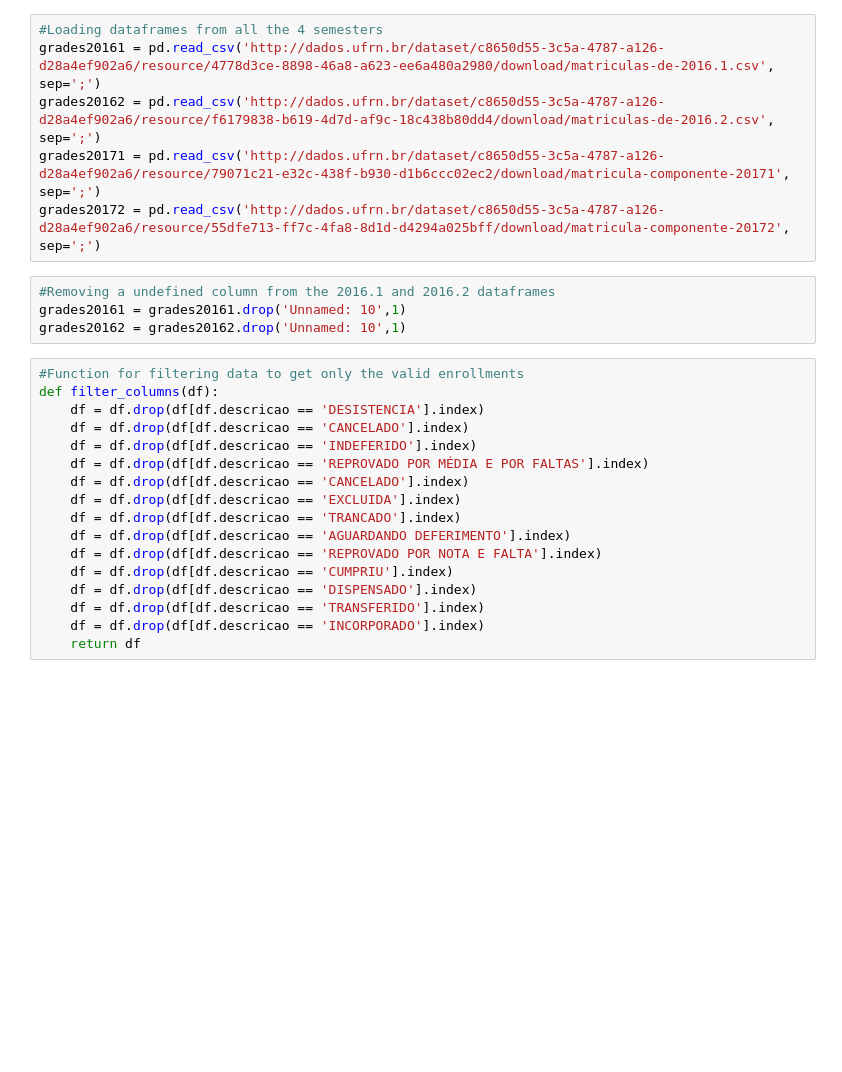
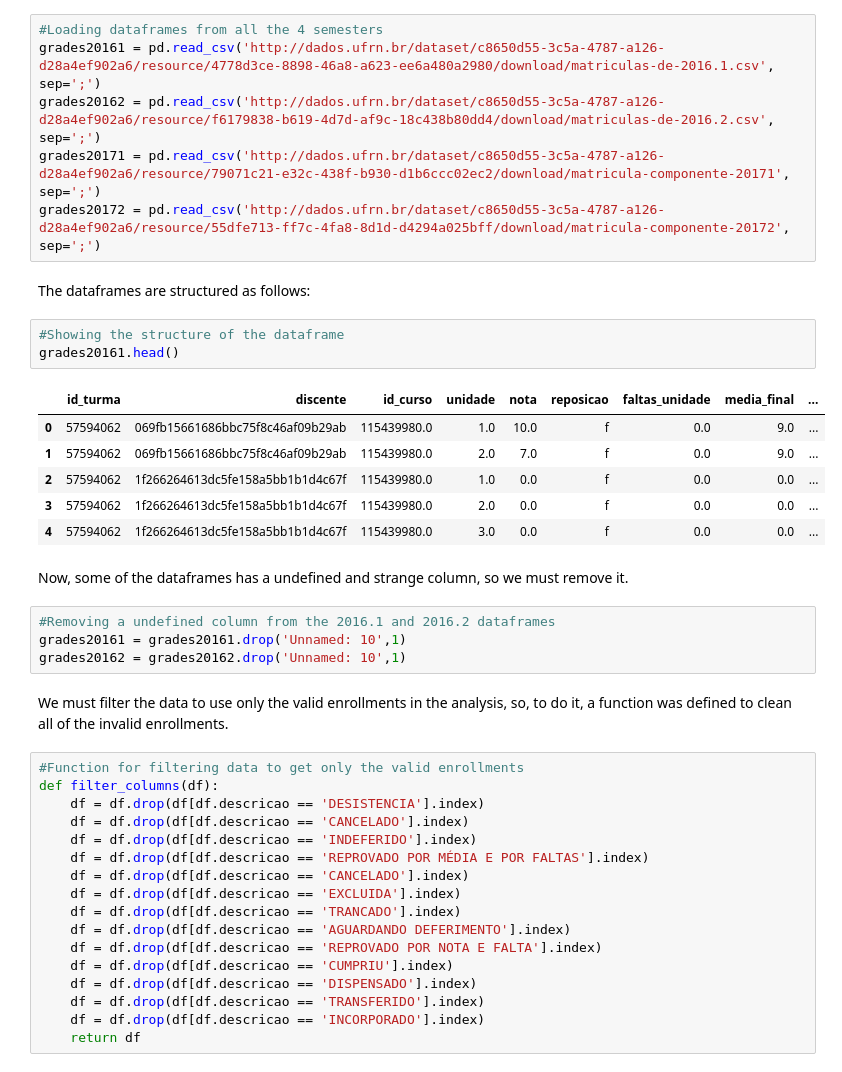
Before and after one commit to AndersonSMed/UFRN_grades_analysis, a Jupyter notebook: project/analysis.ipynb, the cells around one changed output. Cells and saved outputs as stored; diff of their text form; blank space fills up the shorter version.

```diff
--- a/project/analysis.ipynb
+++ b/project/analysis.ipynb
@@ -10,10 +23,26 @@ grades20161 = pd.read_csv('http://dados.ufrn.br/dataset/c8650d55-3c5a-4787-a126-
 grades20162 = pd.read_csv('http://dados.ufrn.br/dataset/c8650d55-3c5a-4787-a126-d28a4ef902a6/resource/f6179838-b619-4d7d-af9c-18c438b80dd4/download/matriculas-de-2016.2.csv', sep=';')
 grades20171 = pd.read_csv('http://dados.ufrn.br/dataset/c8650d55-3c5a-4787-a126-d28a4ef902a6/resource/79071c21-e32c-438f-b930-d1b6ccc02ec2/download/matricula-componente-20171', sep=';')
 grades20172 = pd.read_csv('http://dados.ufrn.br/dataset/c8650d55-3c5a-4787-a126-d28a4ef902a6/resource/55dfe713-ff7c-4fa8-8d1d-d4294a025bff/download/matricula-componente-20172', sep=';')
+# %% [markdown]
+The dataframes are structured as follows:
+# %%
+#Showing the structure of the dataframe
+grades20161.head()
+# %% [output]
+|  | id_turma | discente | id_curso | unidade | nota | reposicao | faltas_unidade | media_final | ... |
+| 0 | 57594062 | 069fb15661686bbc75f8c46af09b29ab | 115439980.0 | 1.0 | 10.0 | f | 0.0 | 9.0 | ... |
+| 1 | 57594062 | 069fb15661686bbc75f8c46af09b29ab | 115439980.0 | 2.0 | 7.0 | f | 0.0 | 9.0 | ... |
+| 2 | 57594062 | 1f266264613dc5fe158a5bb1b1d4c67f | 115439980.0 | 1.0 | 0.0 | f | 0.0 | 0.0 | ... |
+| 3 | 57594062 | 1f266264613dc5fe158a5bb1b1d4c67f | 115439980.0 | 2.0 | 0.0 | f | 0.0 | 0.0 | ... |
+| 4 | 57594062 | 1f266264613dc5fe158a5bb1b1d4c67f | 115439980.0 | 3.0 | 0.0 | f | 0.0 | 0.0 | ... |
+# %% [markdown]
+Now, some of the dataframes has a undefined and strange column, so we must remove it.
 # %%
 #Removing a undefined column from the 2016.1 and 2016.2 dataframes
 grades20161 = grades20161.drop('Unnamed: 10',1)
 grades20162 = grades20162.drop('Unnamed: 10',1)
+# %% [markdown]
+We must filter the data to use only the valid enrollments in the analysis, so, to do it, a function was defined to clean all of the invalid enrollments.
 # %%
 #Function for filtering data to get only the valid enrollments
 def filter_columns(df):
```
Also changed, not shown: parts of 39 cells of this notebook, 1 other file.
